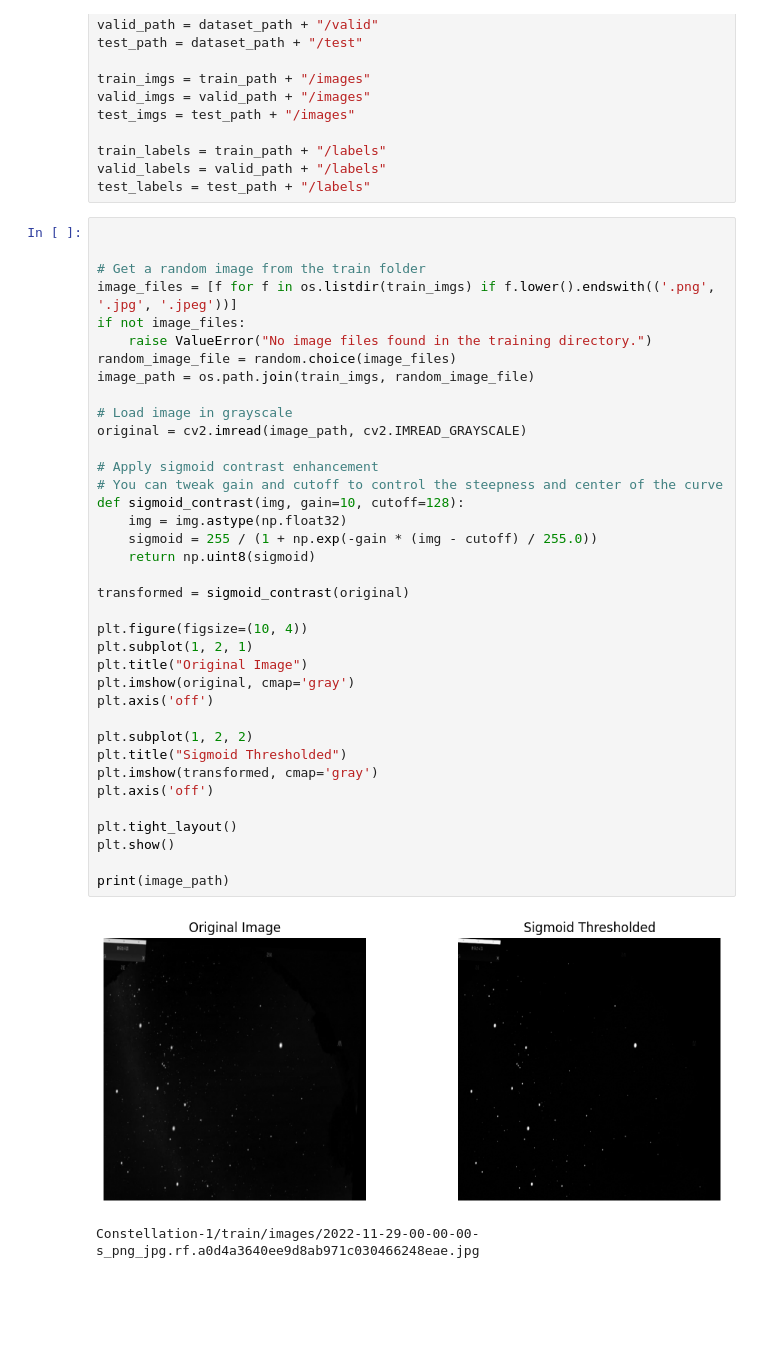
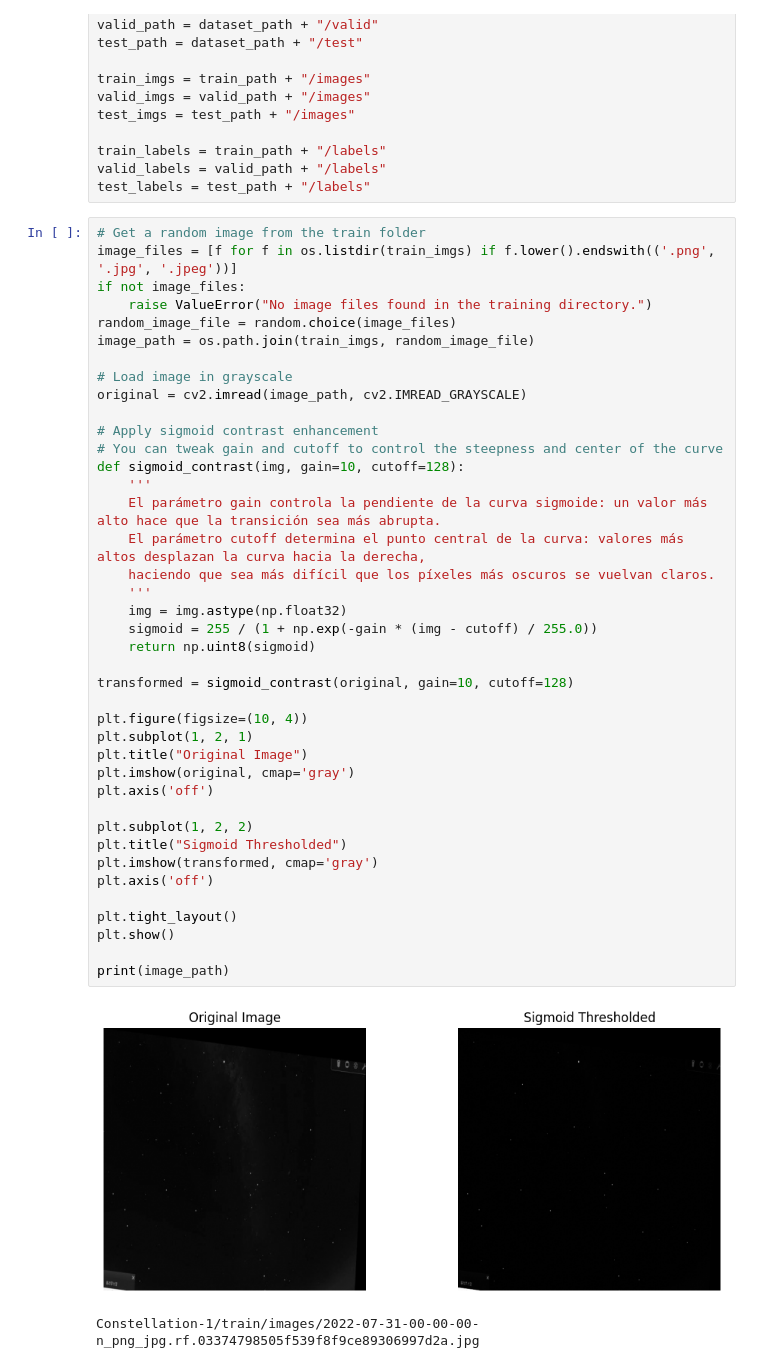
Before and after one commit to ArcaloJade/TPF-VisionArtificial, a Jupyter notebook: main.ipynb, the cells around one changed output. Cells and saved outputs as stored; diff of their text form; blank space fills up the shorter version.

```diff
--- a/main.ipynb
+++ b/main.ipynb
@@ -36,8 +36,6 @@ train_labels = train_path + "/labels"
 valid_labels = valid_path + "/labels"
 test_labels = test_path + "/labels"
 # %%
-
-
 # Get a random image from the train folder
 image_files = [f for f in os.listdir(train_imgs) if f.lower().endswith(('.png', '.jpg', '.jpeg'))]
 if not image_files:
@@ -45,33 +43,38 @@ if not image_files:
 random_image_file = random.choice(image_files)
 image_path = os.path.join(train_imgs, random_image_file)
 
 # Load image in grayscale
 original = cv2.imread(image_path, cv2.IMREAD_GRAYSCALE)
 
 # Apply sigmoid contrast enhancement
 # You can tweak gain and cutoff to control the steepness and center of the curve
 def sigmoid_contrast(img, gain=10, cutoff=128):
+    '''
+    El parámetro gain controla la pendiente de la curva sigmoide: un valor más alto hace que la transición sea más abrupta.
+    El parámetro cutoff determina el punto central de la curva: valores más altos desplazan la curva hacia la derecha,
+    haciendo que sea más difícil que los píxeles más oscuros se vuelvan claros.
+    '''
     img = img.astype(np.float32)
     sigmoid = 255 / (1 + np.exp(-gain * (img - cutoff) / 255.0))
     return np.uint8(sigmoid)
 
-transformed = sigmoid_contrast(original)
+transformed = sigmoid_contrast(original, gain=10, cutoff=128)
 
 plt.figure(figsize=(10, 4))
 plt.subplot(1, 2, 1)
 plt.title("Original Image")
 plt.imshow(original, cmap='gray')
 plt.axis('off')
 
 plt.subplot(1, 2, 2)
 plt.title("Sigmoid Thresholded")
 plt.imshow(transformed, cmap='gray')
 plt.axis('off')
 
 plt.tight_layout()
 plt.show()
 
 print(image_path)
 # %% [output]
-[figure, old version]
+[figure, new version]
-Constellation-1/train/images/2022-11-29-00-00-00-s_png_jpg.rf.a0d4a3640ee9d8ab971c030466248eae.jpg
+Constellation-1/train/images/2022-07-31-00-00-00-n_png_jpg.rf.03374798505f539f8f9ce89306997d2a.jpg
```
Also changed, not shown: parts of 2 cells of this notebook, 30 other files.
